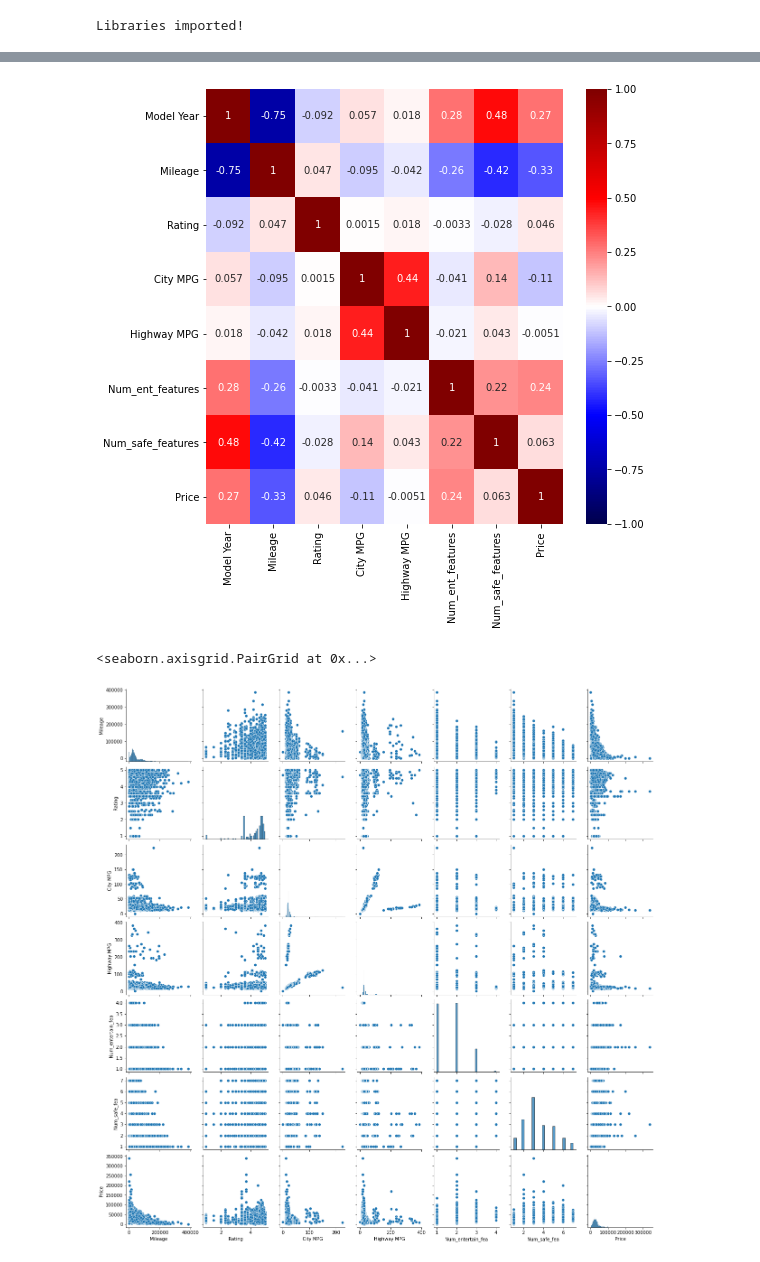
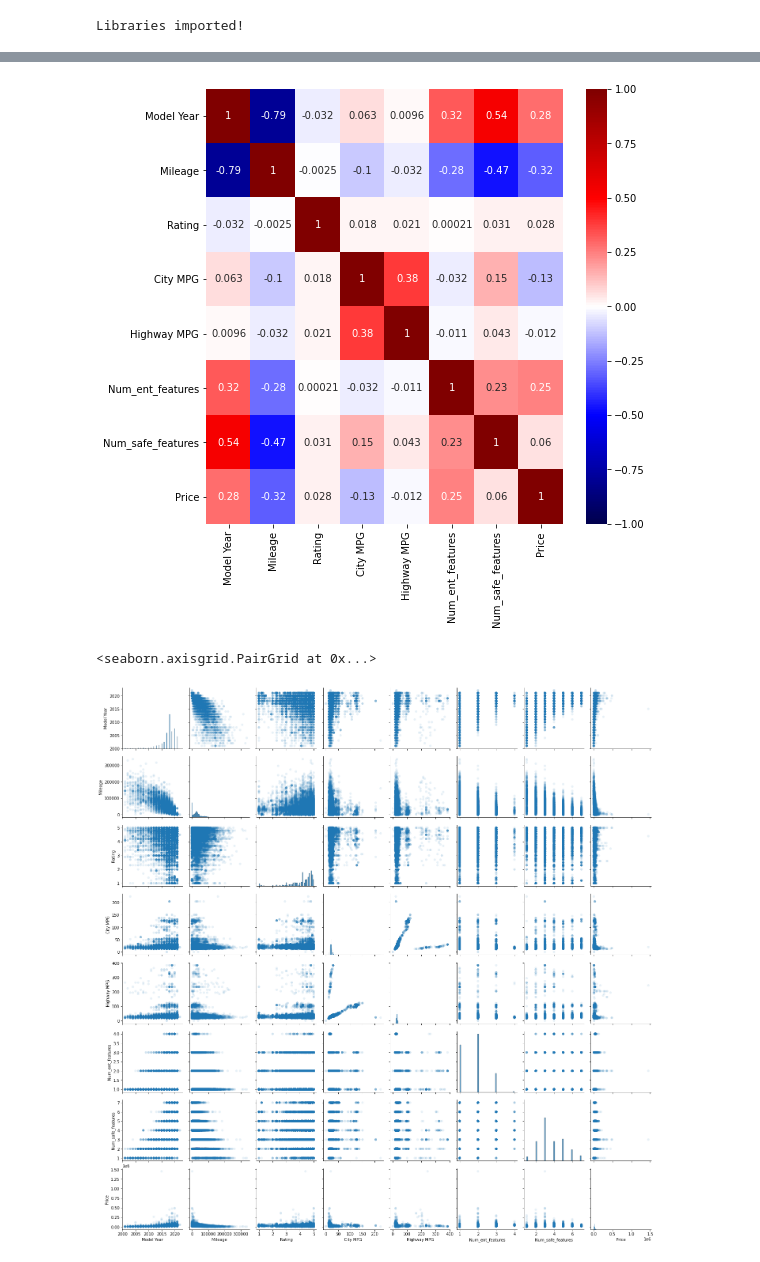
Before and after one commit to luongtruong77/regression-car-price-predictor, a Jupyter notebook: Modeling.ipynb, the cells around one changed output, grey strips where cells are left out. Cells and saved outputs as stored; diff of their text form; code cells hidden in the pictures.

```diff
--- a/Modeling.ipynb
+++ b/Modeling.ipynb
@@ -21,6 +22,7 @@ print("Libraries imported!")
 # %% [output]
 Libraries imported!
 # %%
-df = pd.read_csv('data/cleaned_20000.csv', index_col=0)
+df = pd.read_csv('data/clean_20000.csv', index_col=0)
+print(df.shape)
 df.head()
 # %% [output]
@@ -61,10 +64,10 @@ sub_df.corr()
 f, ax = plt.subplots(figsize=(8,8))
 sns.heatmap(sub_df.corr(), cmap="seismic", annot=True, vmin=-1, vmax=1);
 # %% [output]
-[figure, old version]
+[figure, new version]
 # %%
-sns.pairplot(sub_df)
+sns.pairplot(sub_df, plot_kws=dict(alpha=.1, edgecolor='none'))
 # %% [output]
 <seaborn.axisgrid.PairGrid at 0x...>
-[figure, old version]
+[figure, new version]
 # %%
```
Also changed, not shown: parts of 16 cells of this notebook, 2 other files.
